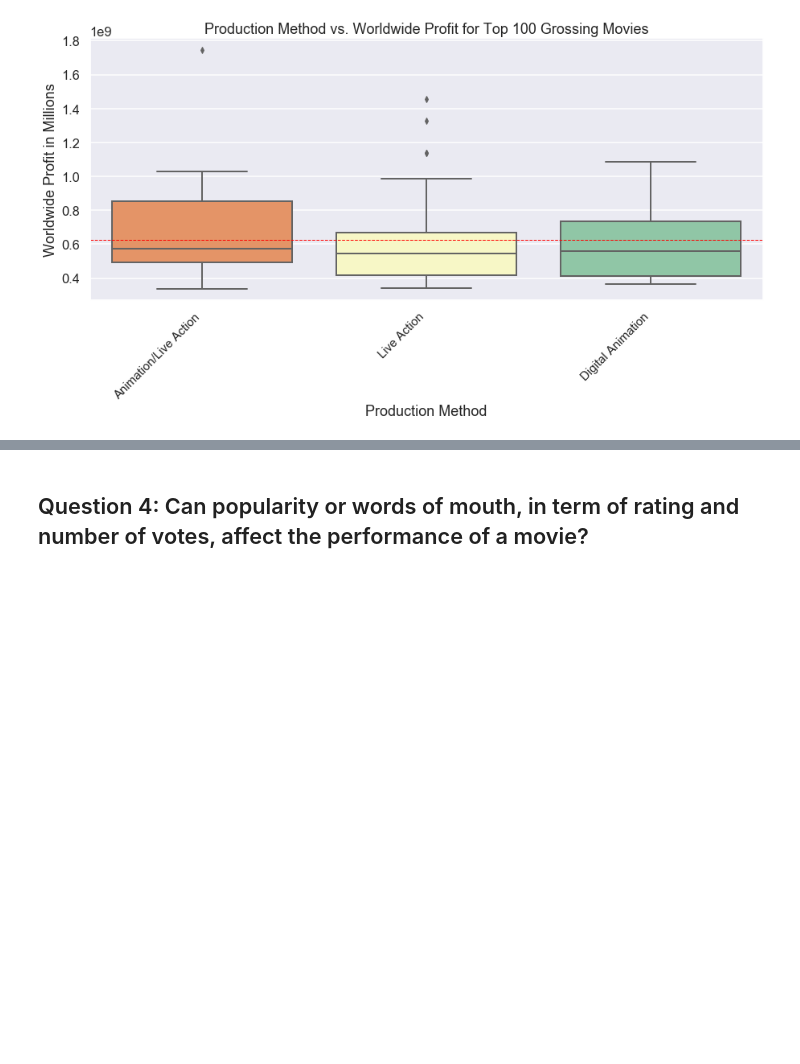
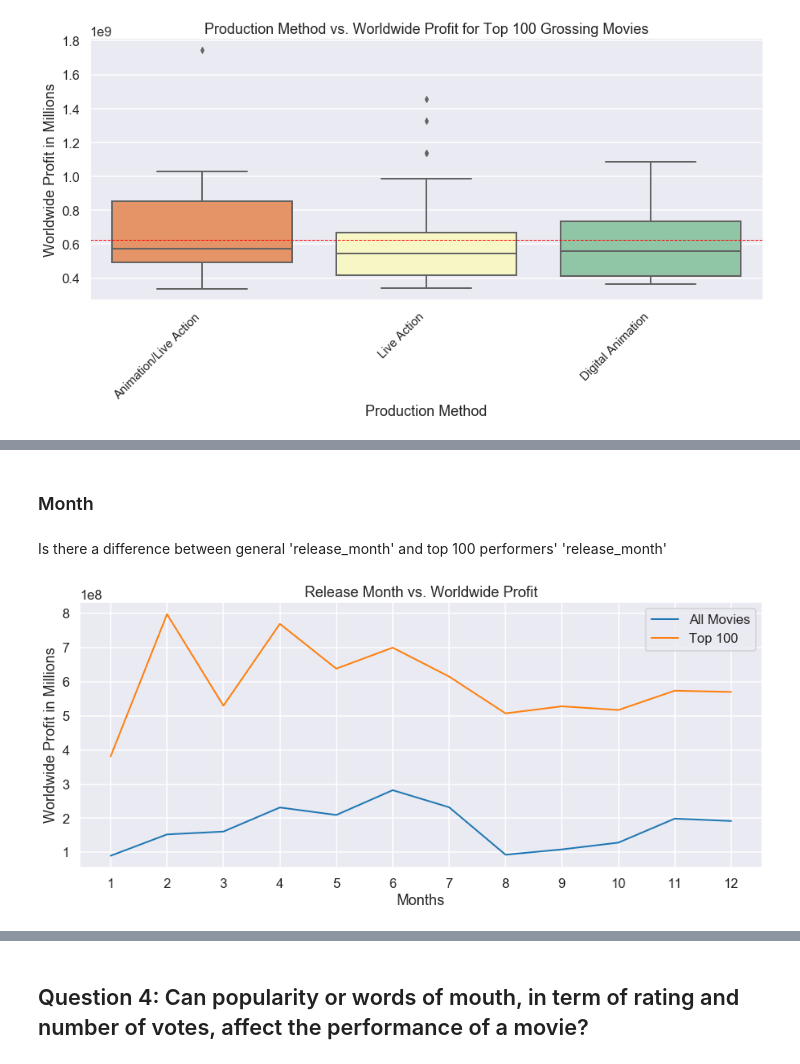
Before and after one commit to baotramduong/Porfolio_Project_The_Movie_Industry, a Jupyter notebook: Part III - Data Analysis & Visualization, Actionable Insight, Conclusion & Future Works.ipynb, the cells around one changed output, grey strips where cells are left out. Drawn from its saved outputs; the diff is of its cells as text; code cells hidden in the pictures; blank space fills up the shorter version.

```diff
--- a/Part III - Data Analysis & Visualization, Actionable Insight, Conclusion & Future Works.ipynb
+++ b/Part III - Data Analysis & Visualization, Actionable Insight, Conclusion & Future Works.ipynb
@@ -846,0 +868,7 @@ Let's look at how these movie perform at different lease months:
+# %%
+import datetime
+#add 'release_month'
+full_df['release_month'] = pd.DatetimeIndex(full_df['release_date']).month
+# %%
+#add release_day' column
+full_df['release_day'] = pd.DatetimeIndex(full_df['release_date']).dayofweek
@@ -846,0 +884,42 @@ Let's look at how these movie perform at different lease months:
+# %% [markdown]
+### Month
+# %%
+#create sub dataset for all movies
+release_month_vs_profit = full_df[['release_month', 'movie', 'worldwide_profit']]
+
+#create sub dataset for 'release_month' and 'worldwide_profit' for top 100 performers
+release_month_vs_100_profit = full_df[['release_month', 'movie', 'worldwide_profit']].sort_values(by = 'worldwide_profit',
+                                                                                    ascending = False)[:100]
+# %% [markdown]
+Is there a difference between general 'release_month' and top 100 performers' 'release_month'
+# %%
+#let's use lineplot to compare the 2 datasets
+plt.figure(figsize = (15, 6))
+
+#all movies
+sns.lineplot(data = release_month_vs_profit,
+             x = 'release_month',
+             y = 'worldwide_profit',
+             label = 'All Movies',
+            ci = None)
+
+#top 100 performers
+sns.lineplot(data = release_month_vs_100_profit,
+             x = 'release_month',
+             y = 'worldwide_profit',
+             label = 'Top 100',
+            ci = None)
+
+#set labels
+plt.legend()
+plt.title('Release Month vs. Worldwide Profit')
+plt.xlabel('Months')
+plt.ylabel('Worldwide Profit in Millions')
+
+#set xticks
+plt.xticks(list(range(1, 13)))
+
+#show
+plt.show()
+# %% [output]
+[figure, added]
```
Also changed, not shown: parts of 18 cells of this notebook.
